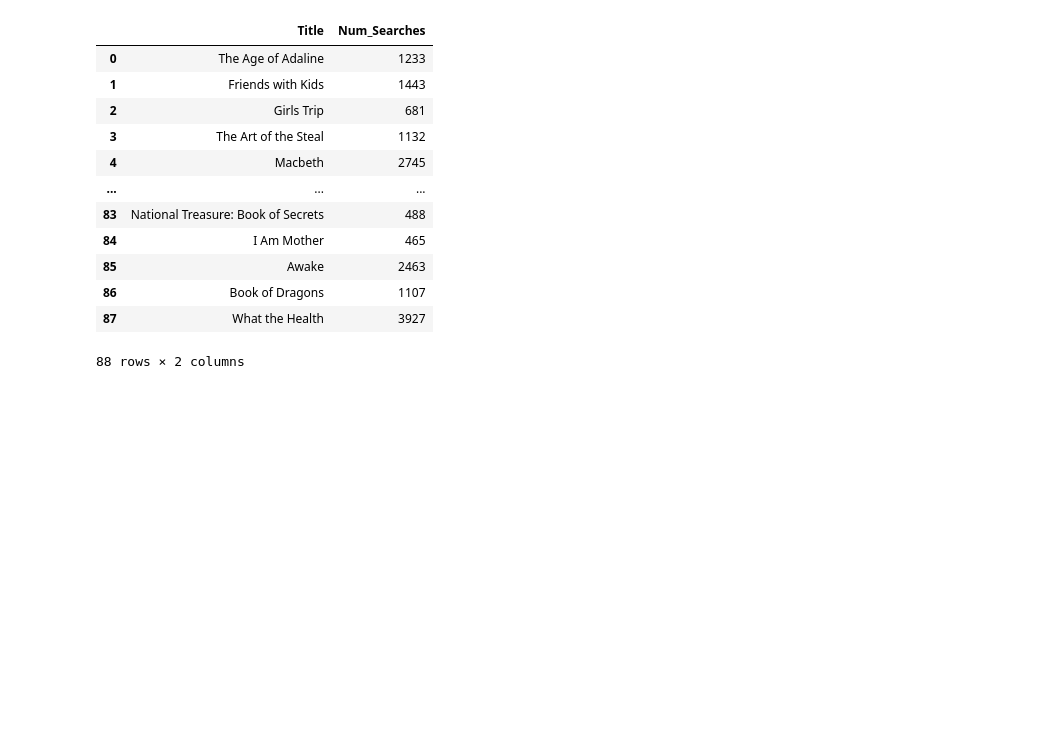
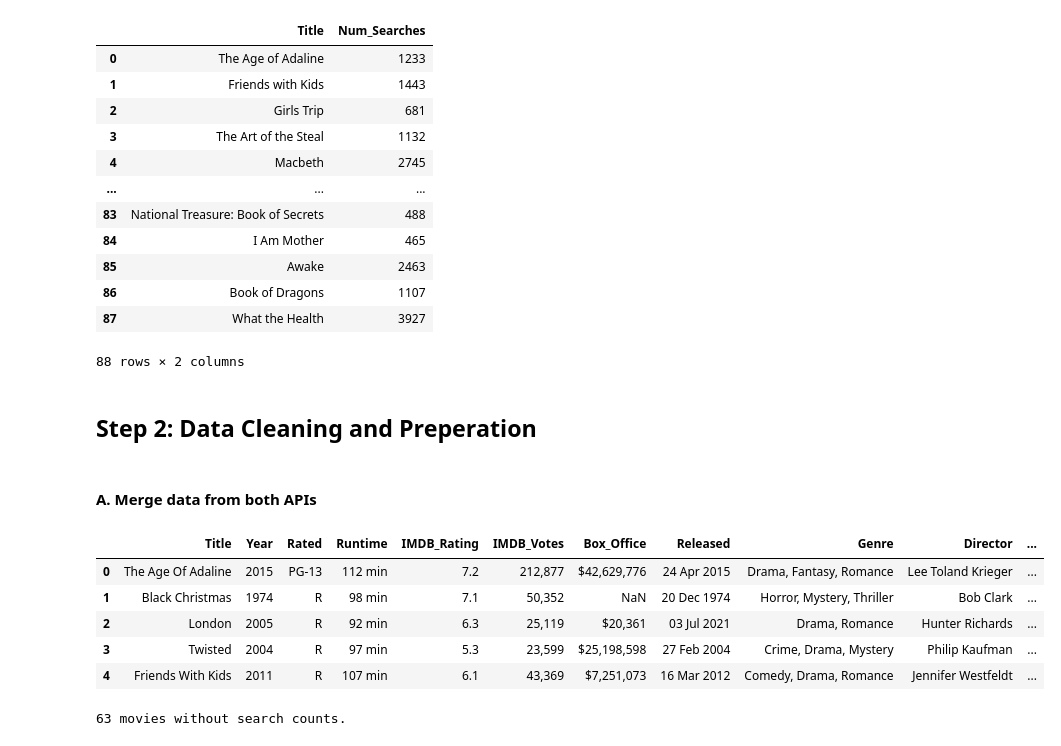
Before and after one commit to pegahbkz/neon-movies, a Jupyter notebook: audience-analysis.ipynb, the cells around one changed output. Cells and saved outputs as stored; diff of their text form; code cells hidden in the pictures; blank space fills up the shorter version.

Commit message:
performed data merge

```diff
--- a/audience-analysis.ipynb
+++ b/audience-analysis.ipynb
@@ -431,3 +431,31 @@ googletrends_df
 | 86 | Book of Dragons | 1107 |
 | 87 | What the Health | 3927 |
 88 rows × 2 columns
+# %% [markdown]
+## Step 2: Data Cleaning and Preperation
+# %% [markdown]
+#### A. Merge data from both APIs
+# %%
+# make sure titles are in the same format
+movies_df["Title"] = movies_df["Title"].str.title()
+googletrends_df["Title"] = googletrends_df["Title"].str.title()
+
+# merge dataframes on movie title
+merged_df = pd.merge(movies_df, googletrends_df, on="Title", how="left")
+
+# fill missing number of searches with 0
+merged_df["Num_Searches"] = merged_df["Num_Searches"].fillna(0)
+# %%
+merged_df.head()
+# %% [output]
+|  | Title | Year | Rated | Runtime | IMDB_Rating | IMDB_Votes | Box_Office | Released | Genre | Director | ... |
+| 0 | The Age Of Adaline | 2015 | PG-13 | 112 min | 7.2 | 212,877 | $42,629,776 | 24 Apr 2015 | Drama, Fantasy, Romance | Lee Toland Krieger | ... |
+| 1 | Black Christmas | 1974 | R | 98 min | 7.1 | 50,352 | NaN | 20 Dec 1974 | Horror, Mystery, Thriller | Bob Clark | ... |
+| 2 | London | 2005 | R | 92 min | 6.3 | 25,119 | $20,361 | 03 Jul 2021 | Drama, Romance | Hunter Richards | ... |
+| 3 | Twisted | 2004 | R | 97 min | 5.3 | 23,599 | $25,198,598 | 27 Feb 2004 | Crime, Drama, Mystery | Philip Kaufman | ... |
+| 4 | Friends With Kids | 2011 | R | 107 min | 6.1 | 43,369 | $7,251,073 | 16 Mar 2012 | Comedy, Drama, Romance | Jennifer Westfeldt | ... |
+# %%
+zero_count = (merged_df['Num_Searches'] == 0).sum()
+print(f"{zero_count} movies without search counts.")
+# %% [output]
+63 movies without search counts.
```
